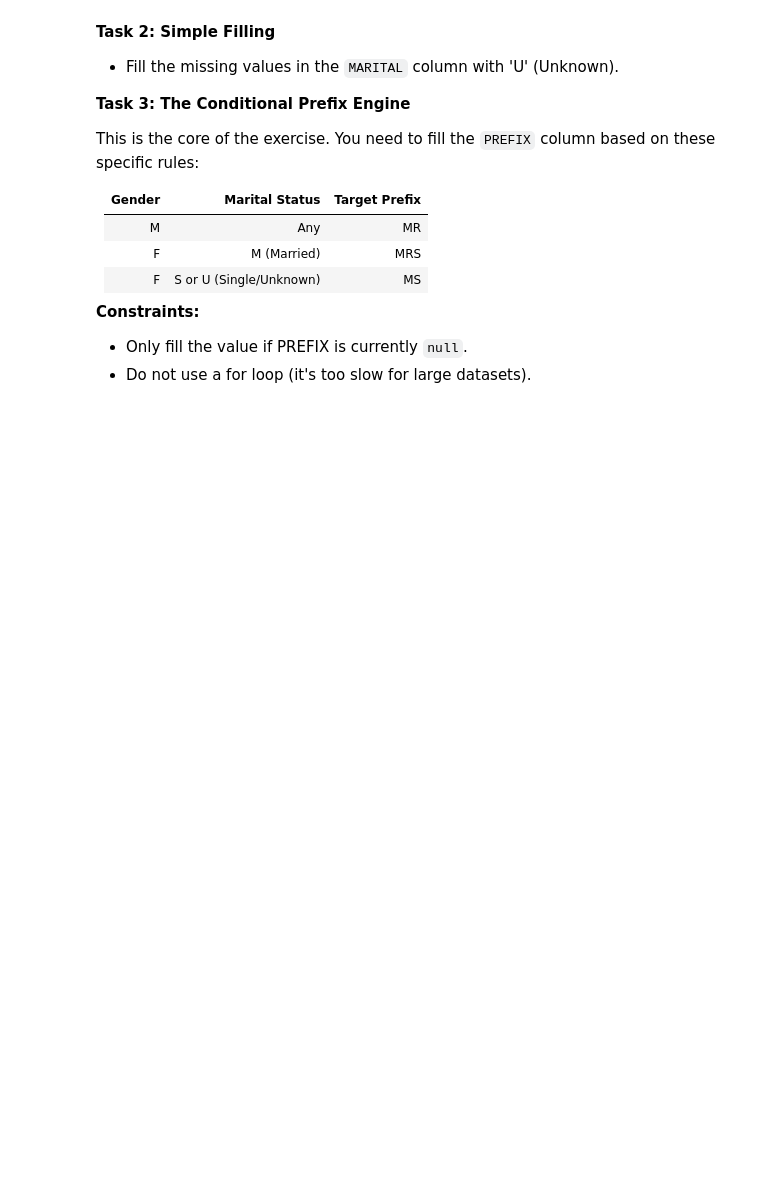
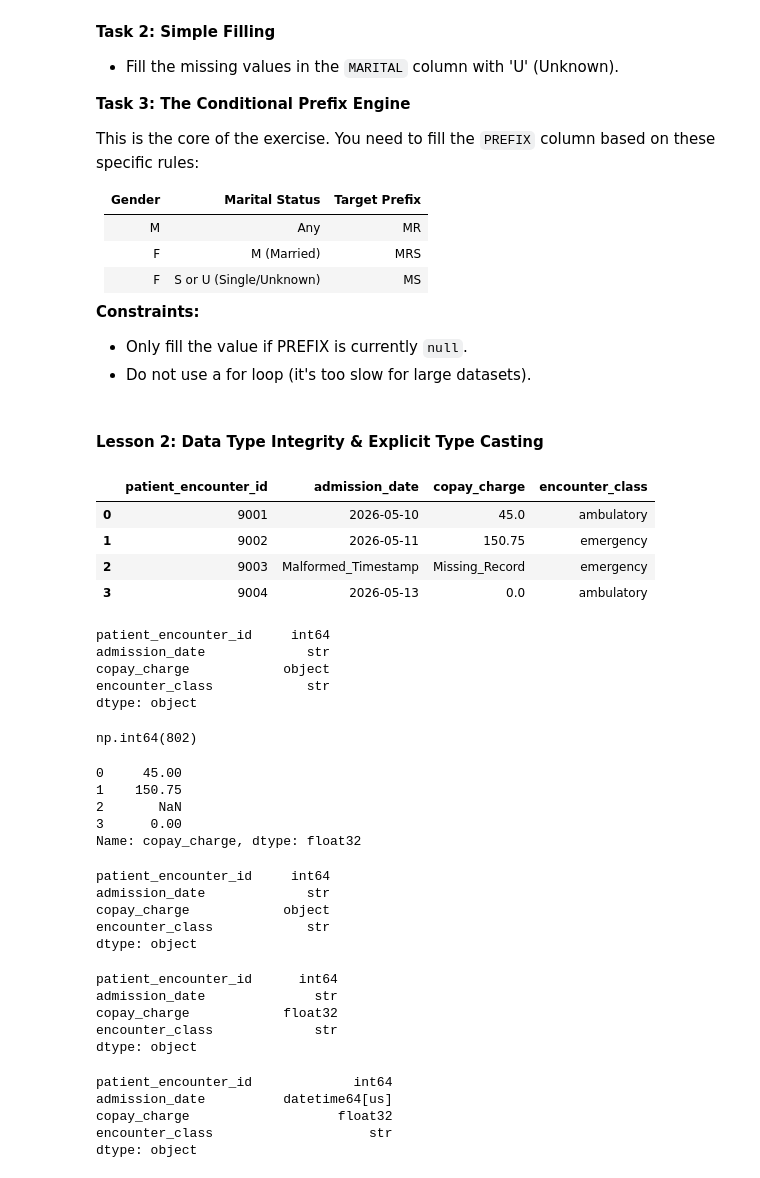
Before and after one commit to OmarInCS/python-for-data-eyadtech, a Jupyter notebook: 3_data_cleaning.ipynb, the cells around one changed output. Cells and saved outputs as stored; diff of their text form; code cells hidden in the pictures; blank space fills up the shorter version.

Commit message:
Module 3, Lesson 2, Type Entegrity

```diff
--- a/3_data_cleaning.ipynb
+++ b/3_data_cleaning.ipynb
@@ -192,3 +193,72 @@ This is the core of the exercise. You need to fill the `PREFIX` column based on
 
 * Only fill the value if PREFIX is currently `null`.
 * Do not use a for loop (it's too slow for large datasets).
+# %% [markdown]
+#### Lesson 2: Data Type Integrity & Explicit Type Casting
+# %%
+import pandas as pd
+import numpy as np
+
+# Simulate messy raw hospital data ingestion
+messy_billing = {
+    "patient_encounter_id": [9001, 9002, 9003, 9004],
+    "admission_date": ["2026-05-10", "2026-05-11", "Malformed_Timestamp", "2026-05-13"],
+    "copay_charge": [45.00, 150.75, "Missing_Record", 0.00],
+    "encounter_class": ["ambulatory", "emergency", "emergency", "ambulatory"]
+}
+
+df = pd.DataFrame(messy_billing)
+df
+# %% [output]
+|  | patient_encounter_id | admission_date | copay_charge | encounter_class |
+| 0 | 9001 | 2026-05-10 | 45.0 | ambulatory |
+| 1 | 9002 | 2026-05-11 | 150.75 | emergency |
+| 2 | 9003 | Malformed_Timestamp | Missing_Record | emergency |
+| 3 | 9004 | 2026-05-13 | 0.0 | ambulatory |
+# %%
+df.dtypes
+# %% [output]
+patient_encounter_id     int64
+admission_date             str
+copay_charge            object
+encounter_class            str
+dtype: object
+# %%
+df.memory_usage(deep=True).sum()
+# %% [output]
+np.int64(802)
+# %%
+# astype(), pd.to_numeric(), pd.to_datetime()
+pd.to_numeric(df.copay_charge, errors="coerce", downcast="float")
+# %% [output]
+0     45.00
+1    150.75
+2       NaN
+3      0.00
+Name: copay_charge, dtype: float32
+# %%
+df.dtypes
+# %% [output]
+patient_encounter_id     int64
+admission_date             str
+copay_charge            object
+encounter_class            str
+dtype: object
+# %%
+df.copay_charge = pd.to_numeric(df.copay_charge, errors="coerce", downcast="float")
+df.dtypes
+# %% [output]
+patient_encounter_id      int64
+admission_date              str
+copay_charge            float32
+encounter_class             str
+dtype: object
+# %%
+df.admission_date = pd.to_datetime(df.admission_date, errors="coerce")
+df.dtypes
+# %% [output]
+patient_encounter_id             int64
+admission_date          datetime64[us]
+copay_charge                   float32
+encounter_class                    str
+dtype: object
```
Also changed, not shown: parts of 6 cells of this notebook.
